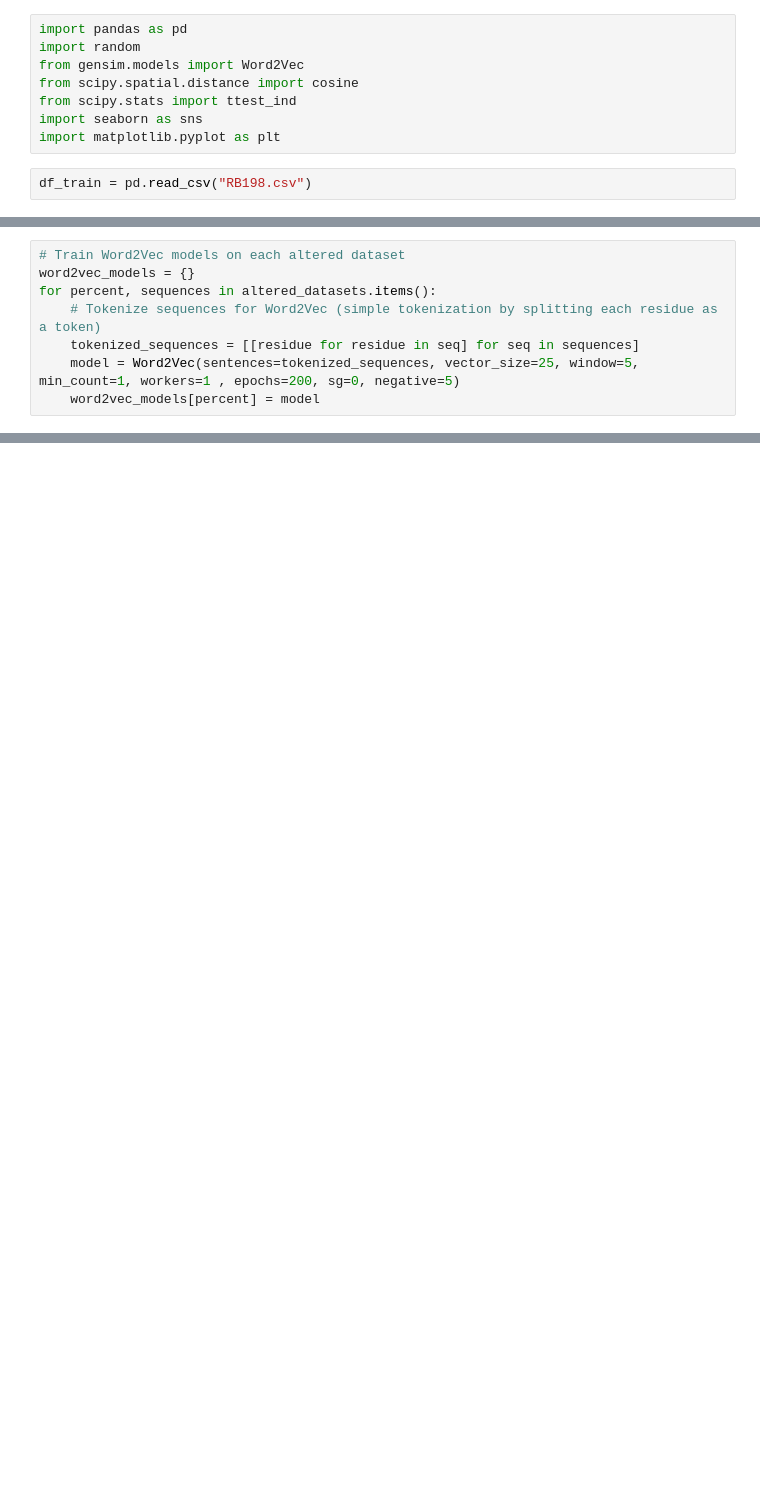
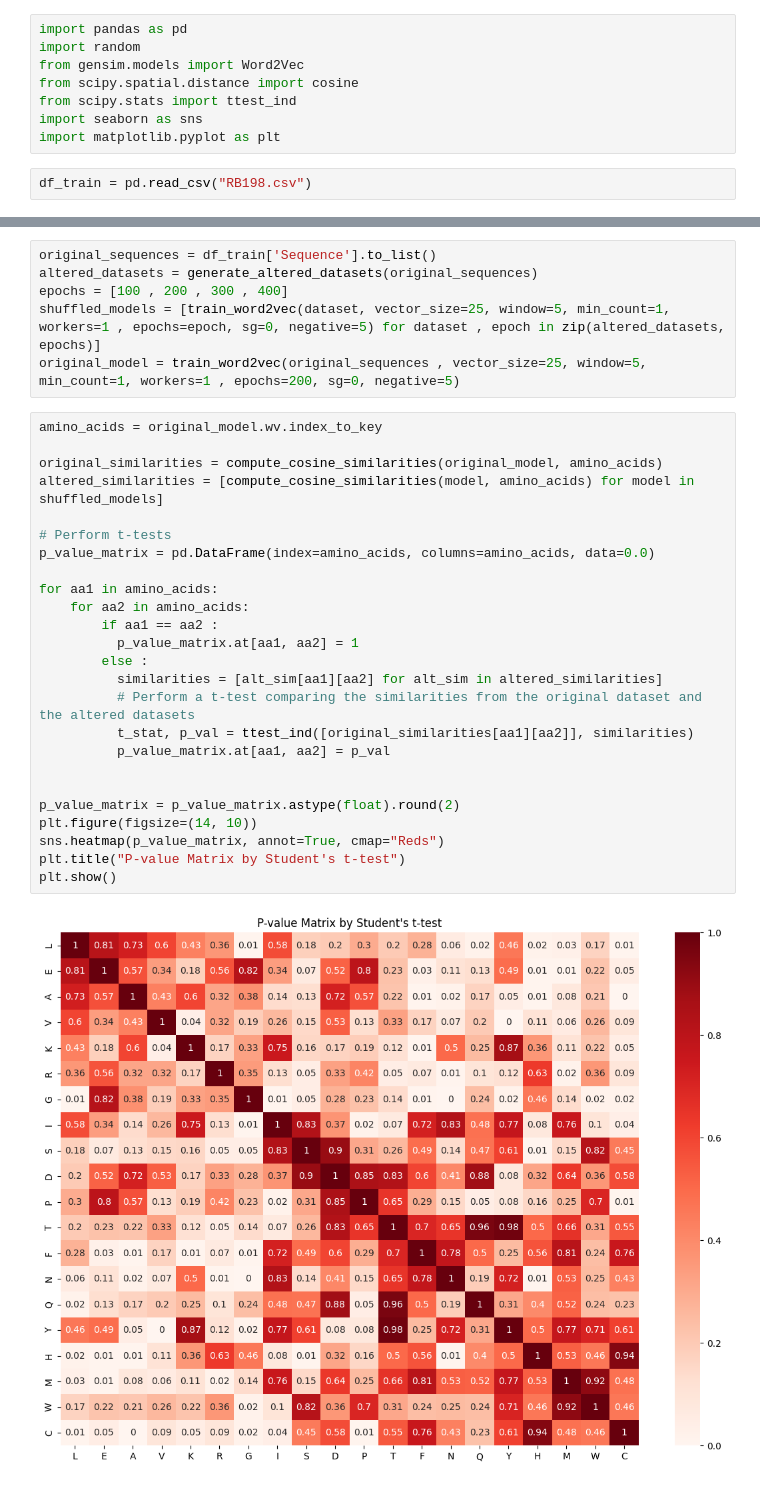
Before and after one commit to whalit/PRIP-Protein-RNA-Interface-Predictor, a Jupyter notebook: Semantics_analysis.ipynb, the cells around one changed output, grey strips where cells are left out. Saved outputs shown, nothing was run; the diff lists cells and outputs as text; blank space fills up the shorter version.

```diff
--- a/Semantics_analysis.ipynb
+++ b/Semantics_analysis.ipynb
@@ -34,8 +10,0 @@ for seq in original_sequences:
-# %%
-# Train Word2Vec models on each altered dataset
-word2vec_models = {}
-for percent, sequences in altered_datasets.items():
-    # Tokenize sequences for Word2Vec (simple tokenization by splitting each residue as a token)
-    tokenized_sequences = [[residue for residue in seq] for seq in sequences]
-    model = Word2Vec(sentences=tokenized_sequences, vector_size=25, window=5, min_count=1, workers=1 , epochs=200, sg=0, negative=5)
-    word2vec_models[percent] = model
@@ -101,0 +43,33 @@ plt.show()
+# %%
+original_sequences = df_train['Sequence'].to_list()
+altered_datasets = generate_altered_datasets(original_sequences)
+epochs = [100 , 200 , 300 , 400]
+shuffled_models = [train_word2vec(dataset, vector_size=25, window=5, min_count=1, workers=1 , epochs=epoch, sg=0, negative=5) for dataset , epoch in zip(altered_datasets, epochs)]
+original_model = train_word2vec(original_sequences , vector_size=25, window=5, min_count=1, workers=1 , epochs=200, sg=0, negative=5)
+# %%
+amino_acids = original_model.wv.index_to_key
+
+original_similarities = compute_cosine_similarities(original_model, amino_acids)
+altered_similarities = [compute_cosine_similarities(model, amino_acids) for model in shuffled_models]
+
+# Perform t-tests
+p_value_matrix = pd.DataFrame(index=amino_acids, columns=amino_acids, data=0.0)
+
+for aa1 in amino_acids:
+    for aa2 in amino_acids:
+        if aa1 == aa2 :
+          p_value_matrix.at[aa1, aa2] = 1
+        else :
+          similarities = [alt_sim[aa1][aa2] for alt_sim in altered_similarities]
+          # Perform a t-test comparing the similarities from the original dataset and the altered datasets
+          t_stat, p_val = ttest_ind([original_similarities[aa1][aa2]], similarities)
+          p_value_matrix.at[aa1, aa2] = p_val
+
+
+p_value_matrix = p_value_matrix.astype(float).round(2)
+plt.figure(figsize=(14, 10))
+sns.heatmap(p_value_matrix, annot=True, cmap="Reds")
+plt.title("P-value Matrix by Student's t-test")
+plt.show()
+# %% [output]
+[figure, added]
```
Also changed, not shown: parts of 6 cells of this notebook.
